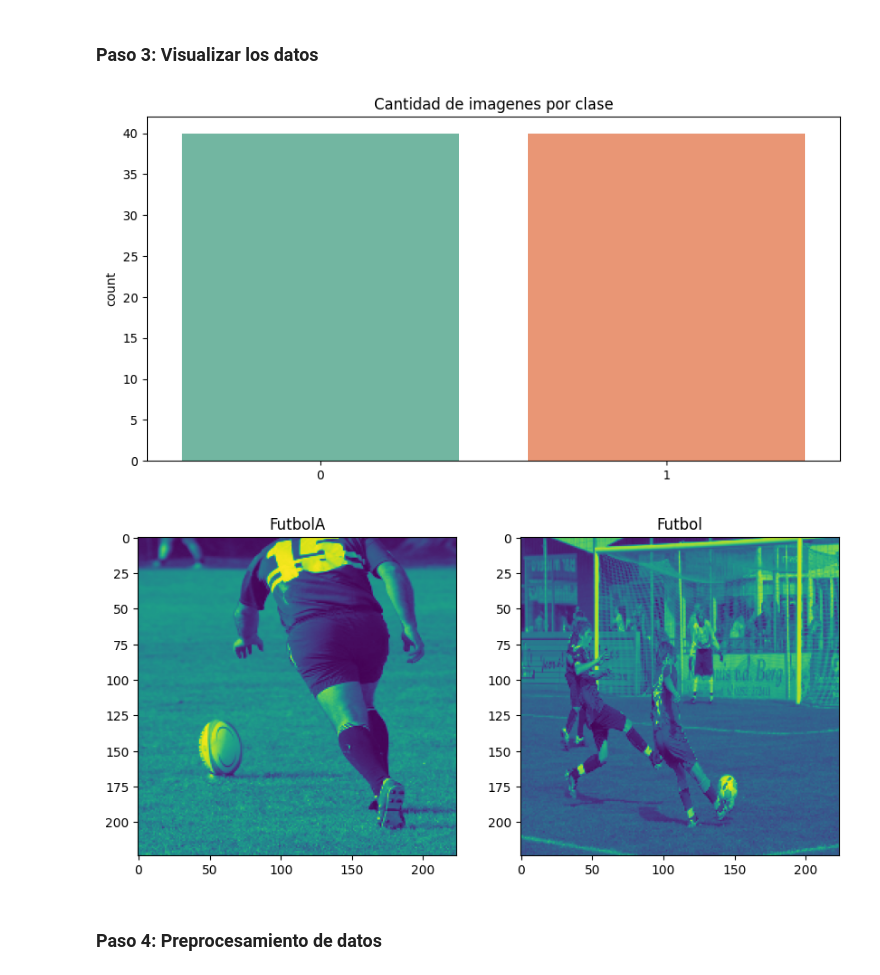
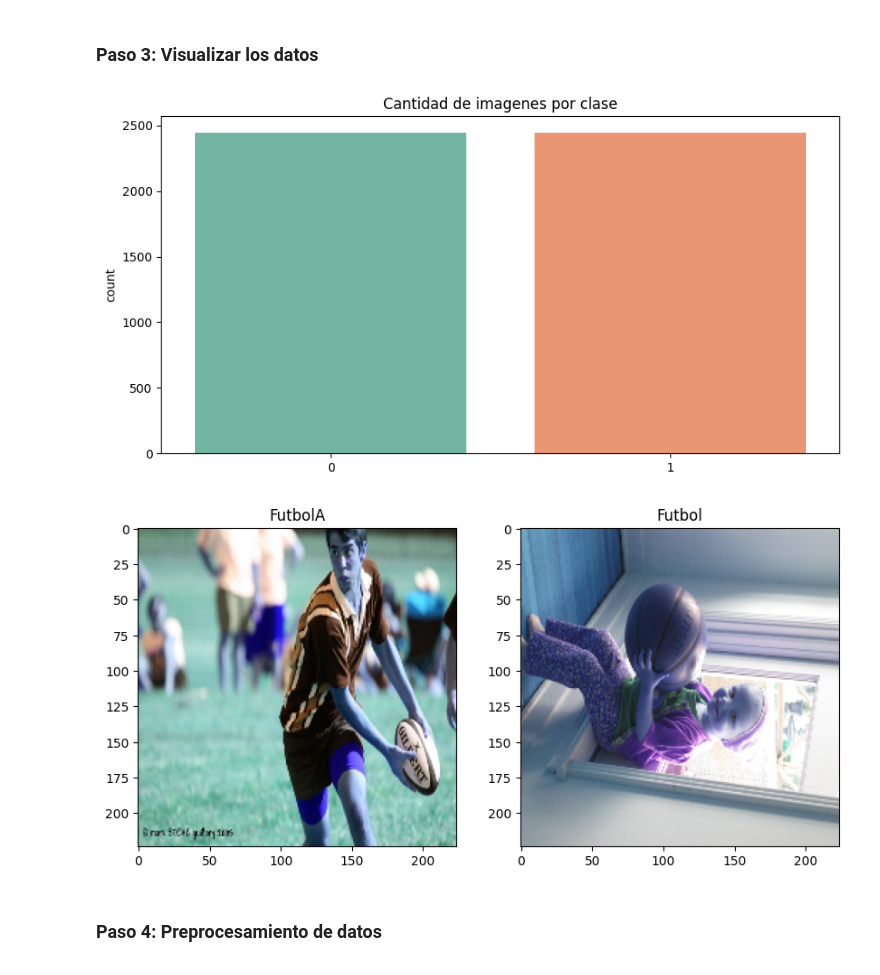
Before and after one commit to LuisFelipePoma/Data_Science_Applications, a Jupyter notebook: src/Exams/TA4/TA4_VC_Clasificacion_de_Imgenes.ipynb, the cells around one changed output. Saved outputs shown, nothing was run; the diff lists cells and outputs as text; code cells hidden in the pictures.

```diff
--- a/src/Exams/TA4/TA4_VC_Clasificacion_de_Imgenes.ipynb
+++ b/src/Exams/TA4/TA4_VC_Clasificacion_de_Imgenes.ipynb
@@ -81,7 +96,7 @@ LABELS = [LABEL_0, LABEL_1]
 # (4) Puede almacenar las imagenes en un dataframe o trabajarlas solo como arreglos numpy
 
 
-def load_images_from_folder(folder) -> tuple[np.array, np.array]:
+def load_images_from_folder(folder):
     images: list = []
     labels: list = []
     for i, label in enumerate(LABELS):
@@ -96,16 +111,16 @@ def load_images_from_folder(folder) -> tuple[np.array, np.array]:
 ### **Paso 3:** Visualizar los datos
 # %%
 #Datos cargados
-images_train, labels_train = load_images_from_folder("data/train")
-images_test, labels_test = load_images_from_folder("data/test")
+images_train, labels_train = load_images_from_folder("data/data_complete/train")
+images_test, labels_test = load_images_from_folder("data/data_complete/test")
 
 #(1) Visualizar los datos cargados mediante un grafico de barras (futbolA y futbol)
 plt.figure(figsize=(10, 5))
 sns.countplot([labels_train,labels_train],palette='Set2')
 plt.title("Cantidad de imagenes por clase")
 plt.show()
 # %% [output]
-[figure, old version]
+[figure, new version]
 # %%
 #Visualice una imagen del dataset correspondiente a cada tipo de imagen
 plt.figure(figsize=(10, 5))
@@ -117,7 +132,7 @@ plt.imshow(images_train[-1])
 plt.title("Futbol")
 plt.show()
 # %% [output]
-[figure, old version]
+[figure, new version]
 # %% [markdown]
 ### **Paso 4:** Preprocesamiento de datos
 # %%
```
Also changed, not shown: parts of 16 cells of this notebook, 51 other files.
